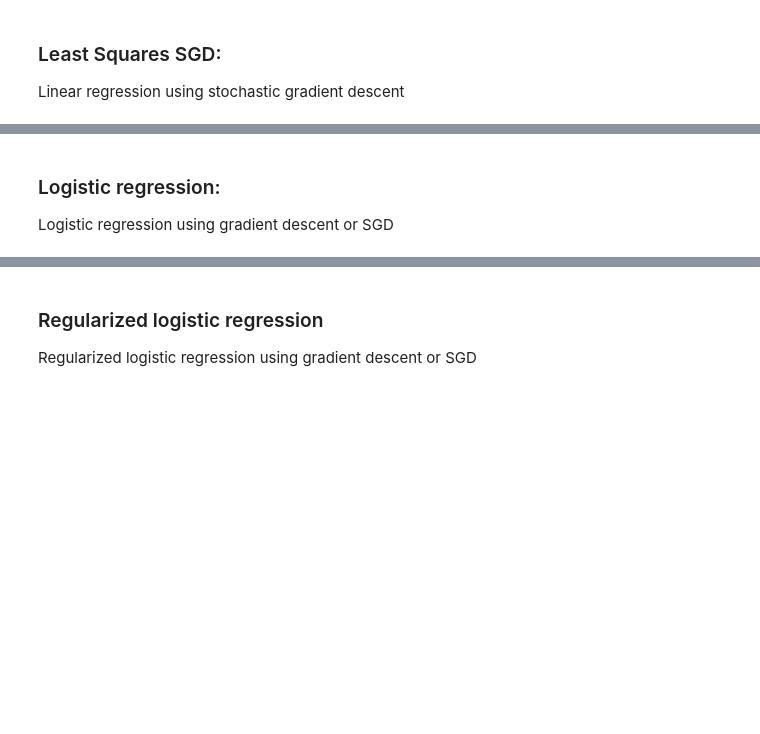
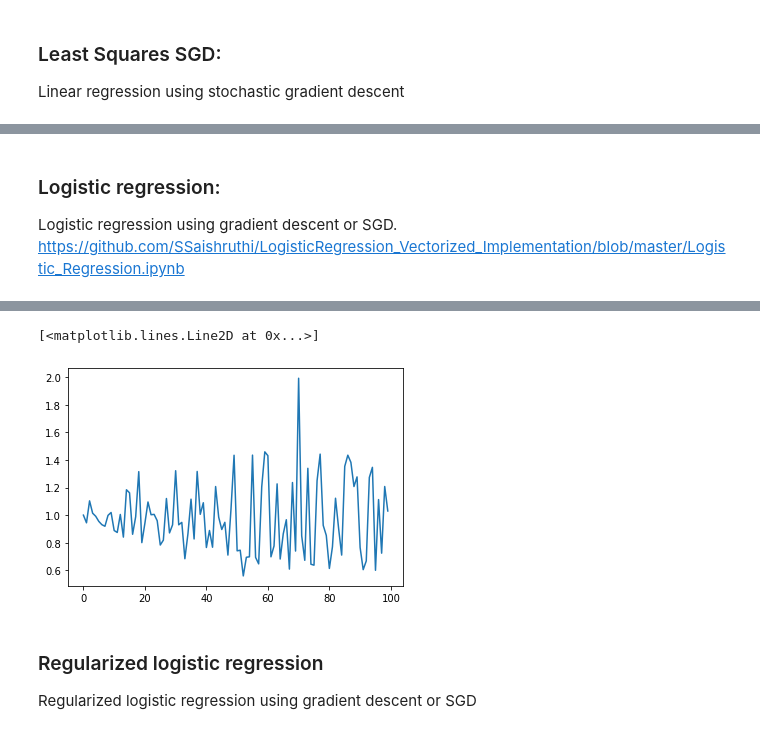
Before and after one commit to Dreyvor/ML_Project_1, a Jupyter notebook: source/project_1.ipynb, the cells around one changed output, grey strips where cells are left out. Drawn from its saved outputs; the diff is of its cells as text; code cells hidden in the pictures; blank space fills up the shorter version.

```diff
--- a/source/project_1.ipynb
+++ b/source/project_1.ipynb
@@ -87,3 +242,4 @@ def ridge_regression(y, tx, lambda_):
 # %% [markdown]
 ### Logistic regression:
-Logistic regression using gradient descent or SGD
+Logistic regression using gradient descent or SGD.
+https://github.com/SSaishruthi/LogisticRegression_Vectorized_Implementation/blob/master/Logistic_Regression.ipynb
@@ -94,0 +282,7 @@ def logistic_regression(y, tx, initial_w, max_iters, gamma):
+# %%
+initial_w = np.zeros(tX_std.shape[1])
+max_iters = 50
+gamma = 0.001
+coeff, gradient, costs, final_loss = model_predict(initial_w, tX_std,y, gamma, max_iters)
+plt.plot(losses)
+# %% [output]
@@ -95,3 +306,5 @@ def logistic_regression(y, tx, initial_w, max_iters, gamma):
+[<matplotlib.lines.Line2D at 0x...>]
+[figure, added]
 # %% [markdown]
 ### Regularized logistic regression
 Regularized logistic regression using gradient descent or SGD
```
Also changed, not shown: parts of 28 cells of this notebook, 2 other files.
